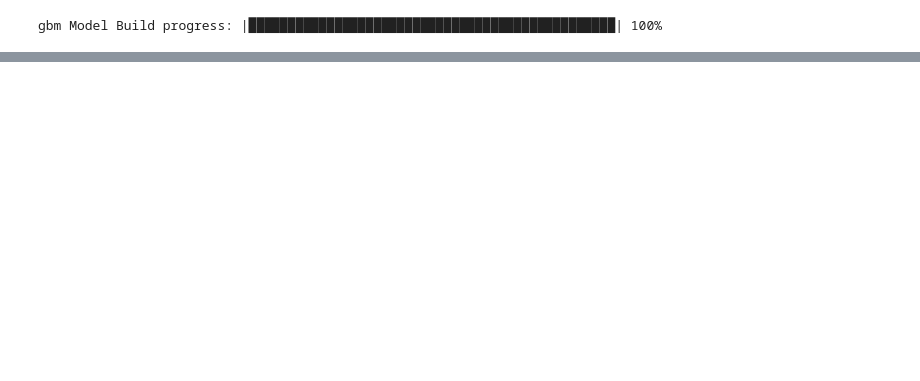
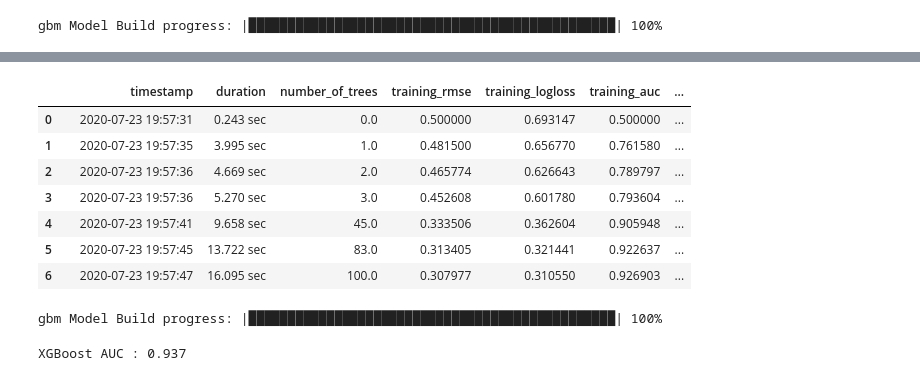
Before and after one commit to kappakpr/DeepLearning, a Jupyter notebook: senti2_GBM_H2O.ipynb, the cells around one changed output, grey strips where cells are left out. Cells and saved outputs as stored; diff of their text form; code cells hidden in the pictures; blank space fills up the shorter version.

```diff
--- a/senti2_GBM_H2O.ipynb
+++ b/senti2_GBM_H2O.ipynb
@@ -443,0 +496,11 @@ gbm_all_cols.varimp_plot()
+# %%
+xgb_all_feat.score_history()
+# %% [output]
+|  |  | timestamp | duration | number_of_trees | training_rmse | training_logloss | training_auc | ... |
+| 0 |  | 2020-07-23 19:57:31 | 0.243 sec | 0.0 | 0.500000 | 0.693147 | 0.500000 | ... |
+| 1 |  | 2020-07-23 19:57:35 | 3.995 sec | 1.0 | 0.481500 | 0.656770 | 0.761580 | ... |
+| 2 |  | 2020-07-23 19:57:36 | 4.669 sec | 2.0 | 0.465774 | 0.626643 | 0.789797 | ... |
+| 3 |  | 2020-07-23 19:57:36 | 5.270 sec | 3.0 | 0.452608 | 0.601780 | 0.793604 | ... |
+| 4 |  | 2020-07-23 19:57:41 | 9.658 sec | 45.0 | 0.333506 | 0.362604 | 0.905948 | ... |
+| 5 |  | 2020-07-23 19:57:45 | 13.722 sec | 83.0 | 0.313405 | 0.321441 | 0.922637 | ... |
+| 6 |  | 2020-07-23 19:57:47 | 16.095 sec | 100.0 | 0.307977 | 0.310550 | 0.926903 | ... |
@@ -443,0 +511,8 @@ gbm_all_cols.varimp_plot()
+# %%
+gbm_final.train(x=headlines_vecs.names+reviews_vecs.names,y='target',training_frame=h2o_train, validation_frame=h2o_valid)
+# %% [output]
+gbm Model Build progress: |███████████████████████████████████████████████| 100%
+# %%
+print("XGBoost AUC : " + str(round(gbm_final.auc(valid=True),3)))
+# %% [output]
+XGBoost AUC : 0.937
```
Also changed, not shown: parts of 40 cells of this notebook.
